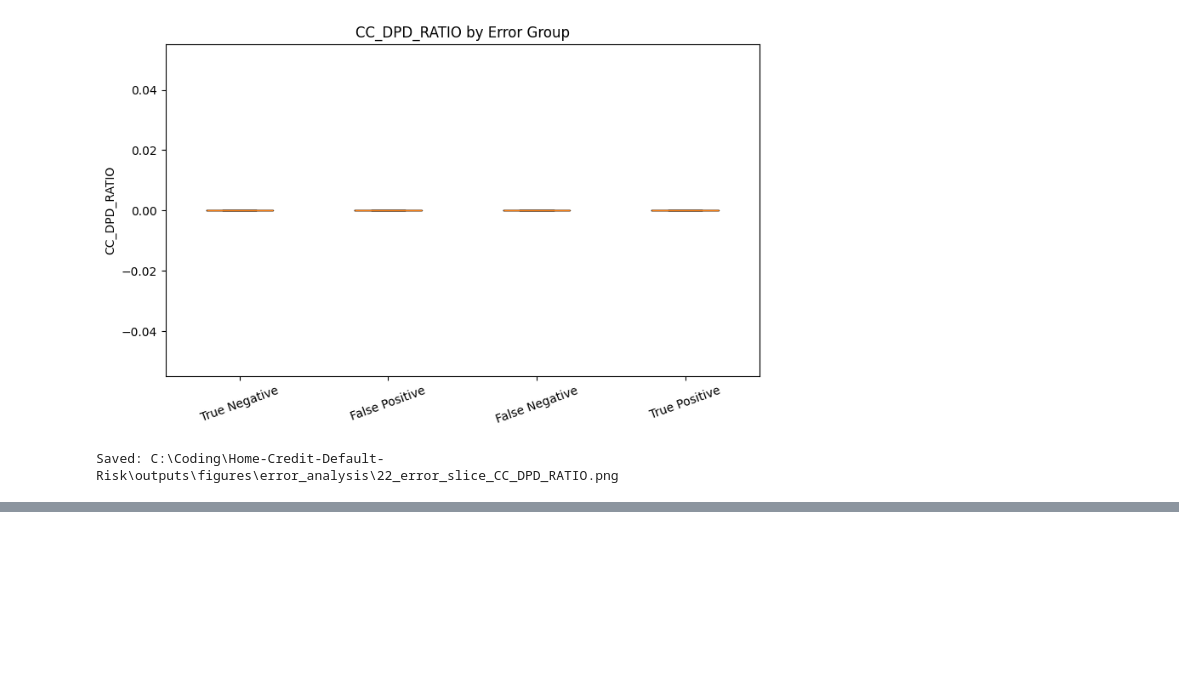
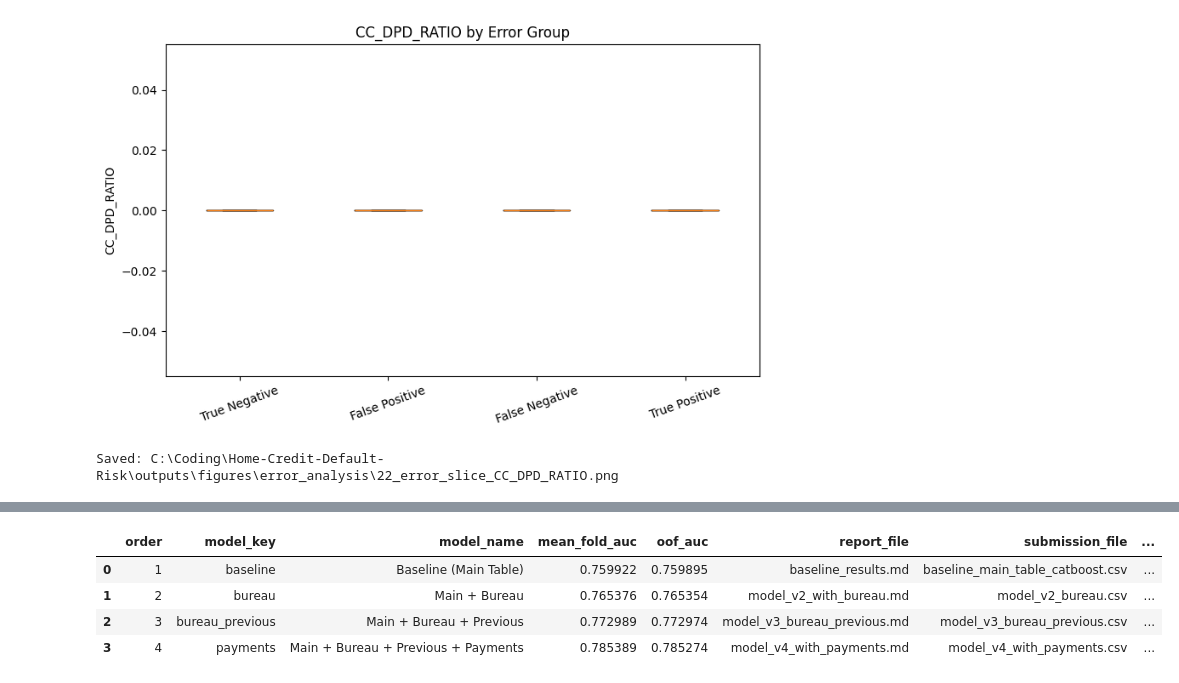
Before and after one commit to ZeakOptimistic/Home-Credit-Default-Risk, a Jupyter notebook: notebooks/03_error_analysis_and_submission.ipynb, the cells around one changed output, grey strips where cells are left out. Drawn from its saved outputs; the diff is of its cells as text; code cells hidden in the pictures; blank space fills up the shorter version.

```diff
--- a/notebooks/10_error_analysis.ipynb
+++ b/notebooks/03_error_analysis_and_submission.ipynb
@@ -631,0 +813,57 @@ Saved: C:\Coding\Home-Credit-Default-Risk\outputs\figures\error_analysis\22_erro
+# %%
+comparison_rows = []
+
+label_map = {
+    "baseline": "Baseline (Main Table)",
+    "bureau": "Main + Bureau",
+    "bureau_previous": "Main + Bureau + Previous",
+    "payments": "Main + Bureau + Previous + Payments",
+}
+
+order_map = {
+    "baseline": 1,
+    "bureau": 2,
+    "bureau_previous": 3,
+    "payments": 4,
+}
+
+fallback_scores = {
+    "baseline": {"mean_fold_auc": 0.759922, "oof_auc": 0.759895},
+    "bureau": {"mean_fold_auc": 0.765376, "oof_auc": 0.765354},
+    "bureau_previous": {"mean_fold_auc": 0.772989, "oof_auc": 0.772974},
+    "payments": {"mean_fold_auc": np.nan, "oof_auc": np.nan},
+}
+
+for key in ["baseline", "bureau", "bureau_previous", "payments"]:
+    parsed = parse_report(report_paths[key])
+
+    mean_fold_auc = parsed["mean_fold_auc"]
+    oof_auc = parsed["oof_auc"]
+
+    if pd.isna(mean_fold_auc):
+        mean_fold_auc = fallback_scores[key]["mean_fold_auc"]
+    if pd.isna(oof_auc):
+        oof_auc = fallback_scores[key]["oof_auc"]
+
+    comparison_rows.append({
+        "order": order_map[key],
+        "model_key": key,
+        "model_name": label_map[key],
+        "mean_fold_auc": mean_fold_auc,
+        "oof_auc": oof_auc,
+        "report_file": parsed["report_file"],
+        "submission_file": submission_paths[key].name if submission_paths[key] else None,
+    })
+
+comparison_df = pd.DataFrame(comparison_rows).sort_values("order").reset_index(drop=True)
+
+comparison_df["lift_vs_previous"] = comparison_df["oof_auc"].diff()
+comparison_df["lift_vs_baseline"] = comparison_df["oof_auc"] - comparison_df.loc[comparison_df["model_key"] == "baseline", "oof_auc"].iloc[0]
+
+display(comparison_df)
+# %% [output]
+|  | order | model_key | model_name | mean_fold_auc | oof_auc | report_file | submission_file | ... |
+| 0 | 1 | baseline | Baseline (Main Table) | 0.759922 | 0.759895 | baseline_results.md | baseline_main_table_catboost.csv | ... |
+| 1 | 2 | bureau | Main + Bureau | 0.765376 | 0.765354 | model_v2_with_bureau.md | model_v2_bureau.csv | ... |
+| 2 | 3 | bureau_previous | Main + Bureau + Previous | 0.772989 | 0.772974 | model_v3_bureau_previous.md | model_v3_bureau_previous.csv | ... |
+| 3 | 4 | payments | Main + Bureau + Previous + Payments | 0.785389 | 0.785274 | model_v4_with_payments.md | model_v4_with_payments.csv | ... |
```
Also changed, not shown: parts of 14 cells of this notebook, 23 other files.
